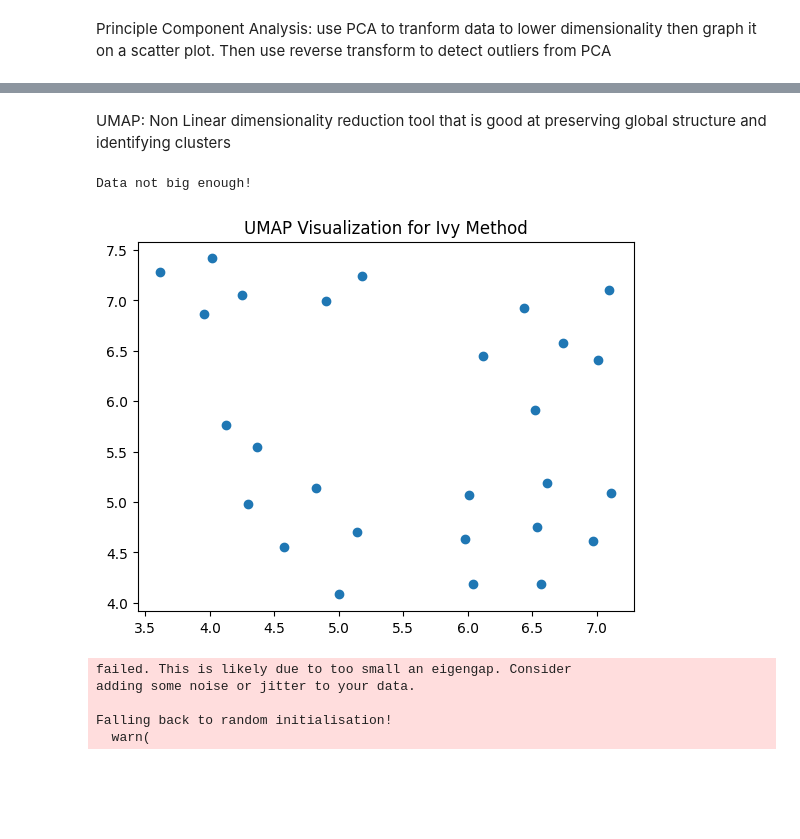
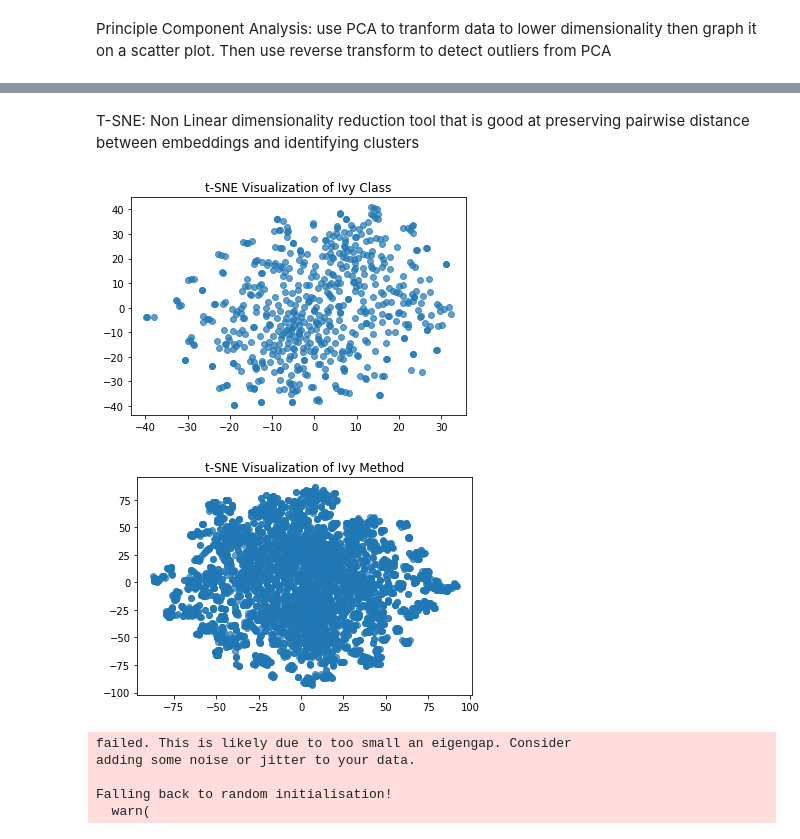
Before and after one commit to gbrown831/TopologyProject, a Jupyter notebook: ExploratoryDataAnalysisIvy.ipynb, the cells around one changed output, grey strips where cells are left out. Saved outputs shown, nothing was run; the diff lists cells and outputs as text; code cells hidden in the pictures; blank space fills up the shorter version.

```diff
--- a/ExploratoryDataAnalysisIvy.ipynb
+++ b/ExploratoryDataAnalysisIvy.ipynb
@@ -25,7 +30,7 @@ import seaborn as sns
 # %% [markdown]
 ### Cynthia Xiong's Helper functions for converting JSON data to point clouds based on level and directory
 # %%
-def parse_json_filename(filename:str) -> tuple[str, list[tuple[str]]]:
+def parse_json_filename(filename:str) -> Tuple[str, List[Tuple[str]]]:
     '''
     Parse JSON filesnames produced by CodeEmbeddingsGenerator.py
     into the classes, methods, and tokens they are located in.
@@ -68,10 +73,10 @@ def parse_json_filename(filename:str) -> tuple[str, list[tuple[str]]]:
     return last[2], identifiers
 
 
-def get_embedding_paths(sub_dirs:Iterable[str] = ['IvyContext'],
+def get_embedding_paths(sub_dirs:Iterable[str] = ['/home/cxiong/CSCI420_05/data'],
                         levels:Iterable[str] = ['class', 'method', 'token'],
-                        id_nestings:Iterable[tuple[str]] = []
-                        ) -> tuple[list[str], list[str]]:
+                        id_nestings:Iterable[Tuple[str]] = []
+                        ) -> Tuple[List[str], List[str]]:
     '''
     Return file paths for JSON files created by CodeEmbeddingsGenerator.py.
     Collects all JSON files in a data folder by default.
@@ -683,32 +733,32 @@ WeakReference
 # %% [markdown]
-UMAP: Non Linear dimensionality reduction tool that is good at preserving global structure and identifying clusters
+T-SNE: Non Linear dimensionality reduction tool that is good at preserving pairwise distance between embeddings and identifying clusters
 # %%
-import umap
 
-def visualUMAP(embedding_cloud,title):
+def visualTSNE(embedding_cloud,title):
     '''
     input: point cloud and figure title
     output: matplotlib scatterplot
 
-    UMAP
-    1. declare a umap with 2 components and random state at 42
+    T-SNE
+    1. declare a T-SNE with 2 components and random state at 42
     2. transform the data with the umap
     3. plot the transformed data on a scatterplot using matplotlib
     '''
     if len(embedding_cloud) <= 1:
         print('Data not big enough!')
     else:
-        reducer = umap.UMAP(n_components=2, random_state=42)
-        umap_result = reducer.fit_transform(embedding_cloud)
-        plt.scatter(umap_result[:, 0], umap_result[:, 1])
-        plt.title("UMAP Visualization for Ivy " + title )
+        tsne = TSNE(n_components=2, random_state=42)
+        reduced_data = tsne.fit_transform(embedding_cloud)
+
+        plt.scatter(reduced_data[:, 0], reduced_data[:, 1], alpha=0.7)
+        plt.title("t-SNE Visualization of Ivy "+ title)
         plt.show()
 # %%
-visualUMAP(class_set['embeds'],'Class')
+visualTSNE(class_set['embeds'],'Class')
 # %% [output]
-Data not big enough!
+[figure, added]
 # %%
-visualUMAP(method_set['embeds'],'Method')
+visualTSNE(method_set['embeds'],'Method')
 # %% [output]
-[figure, old version]
+[figure, new version]
 # %%
```
Also changed, not shown: parts of 34 cells of this notebook.
